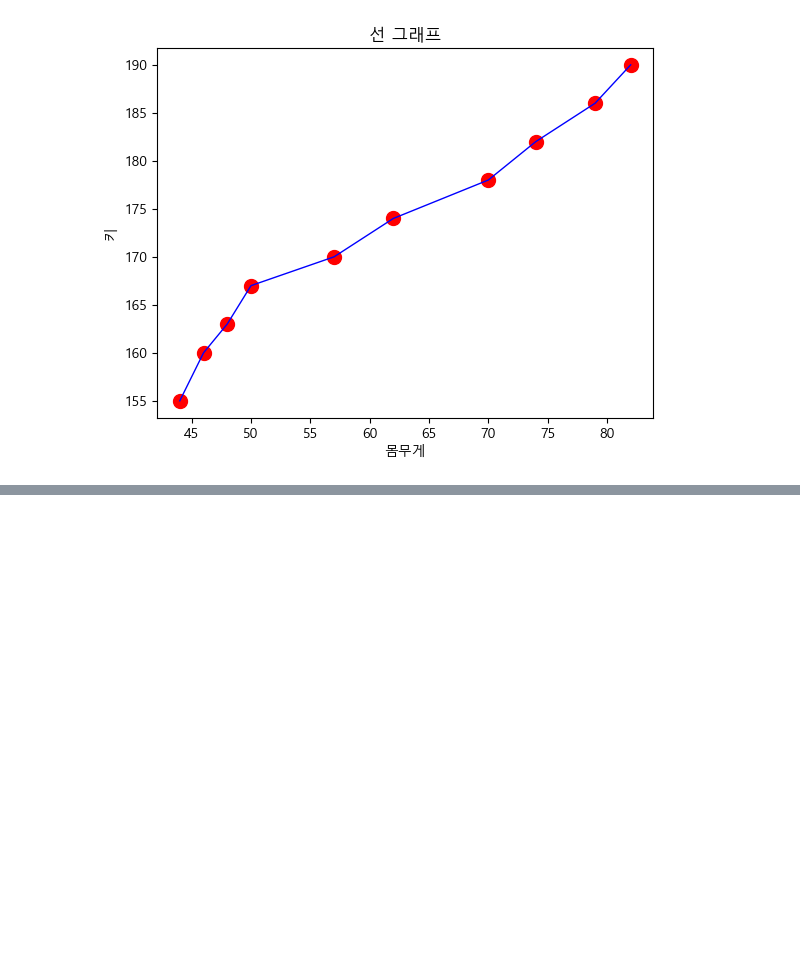
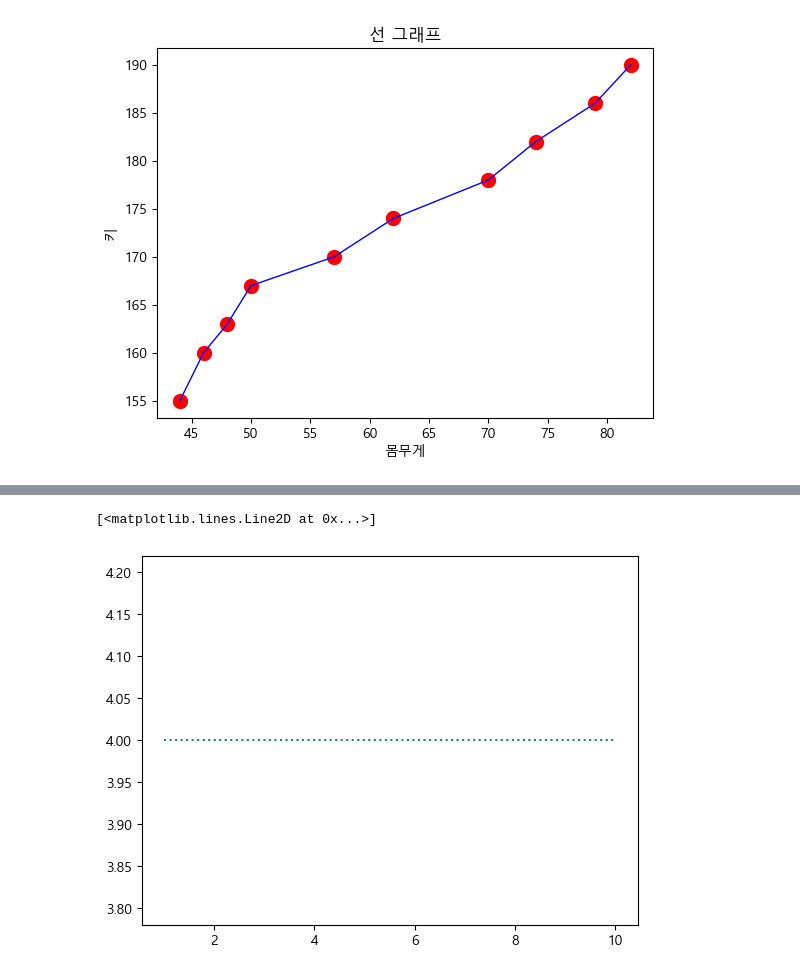
Before and after one commit to eunzzae/python_study, a Jupyter notebook: 230501_Python_연습_6.1 matplotlib으로 그래프 그리기.ipynb, the cells around one changed output, grey strips where cells are left out. Cells and saved outputs as stored; diff of their text form; code cells hidden in the pictures; blank space fills up the shorter version.

```diff
--- a/230501_Python_연습_6.1 matplotlib으로 그래프 그리기.ipynb
+++ b/230501_Python_연습_6.1 matplotlib으로 그래프 그리기.ipynb
@@ -138,0 +154,5 @@ plt.rcParams["font.family"]="Malgun Gothic"
+# %%
+plt.plot([1,10],[4,4],linestyle="dotted")
+# %% [output]
+[<matplotlib.lines.Line2D at 0x...>]
+[figure, added]
```
Also changed, not shown: parts of 10 cells of this notebook.
